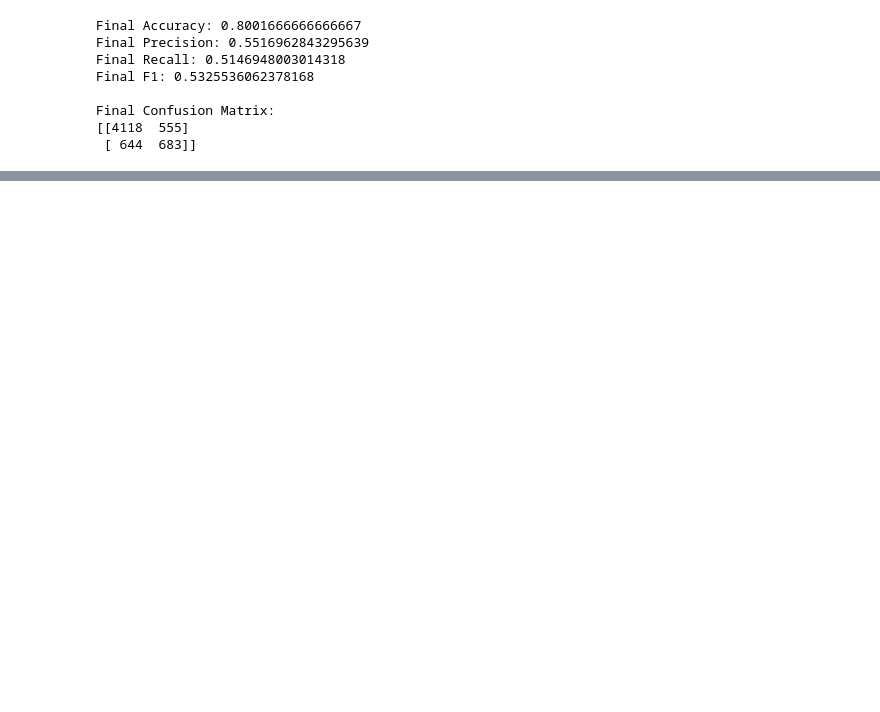
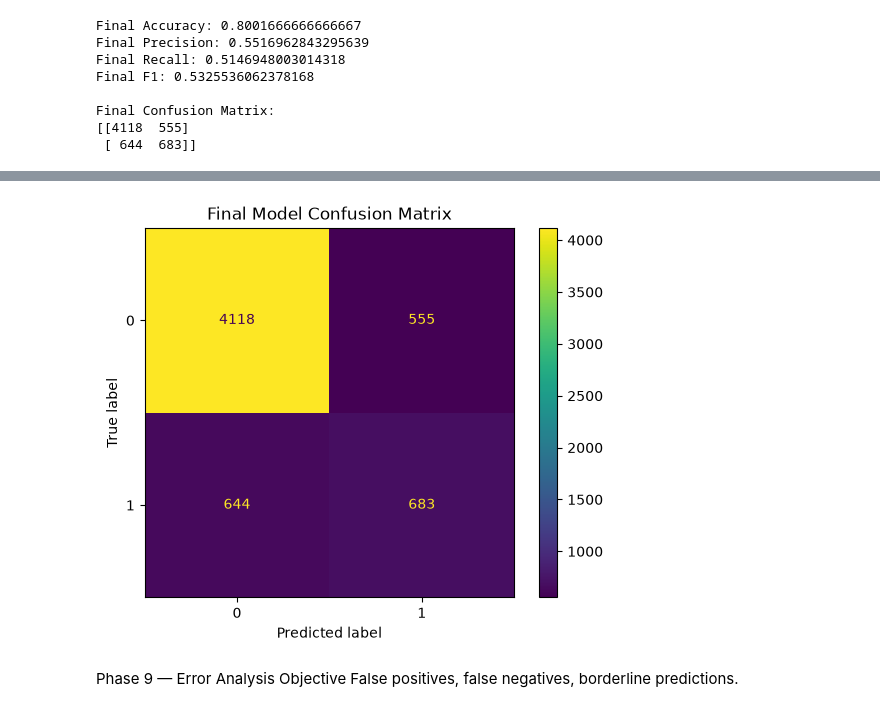
Before and after one commit to Iamhan-e/Credit-Card-Default-Predictor, a Jupyter notebook: notebooks/credit_card_default.ipynb, the cells around one changed output, grey strips where cells are left out. Cells and saved outputs as stored; diff of their text form; code cells hidden in the pictures; blank space fills up the shorter version.

```diff
--- a/notebooks/credit_card_default.ipynb
+++ b/notebooks/credit_card_default.ipynb
@@ -867,0 +1014,18 @@ Final Confusion Matrix:
+# %%
+#Visualizaing Confusion Matrix
+
+from sklearn.metrics import ConfusionMatrixDisplay
+
+ConfusionMatrixDisplay.from_predictions(
+    y_test,
+    final_pred
+)
+
+plt.title("Final Model Confusion Matrix")
+plt.show()
+# %% [output]
+[figure, added]
+# %% [markdown]
+Phase 9 — Error Analysis
+Objective
+False positives, false negatives, borderline predictions.
```
Also changed, not shown: parts of 66 cells of this notebook, 1 other file.
